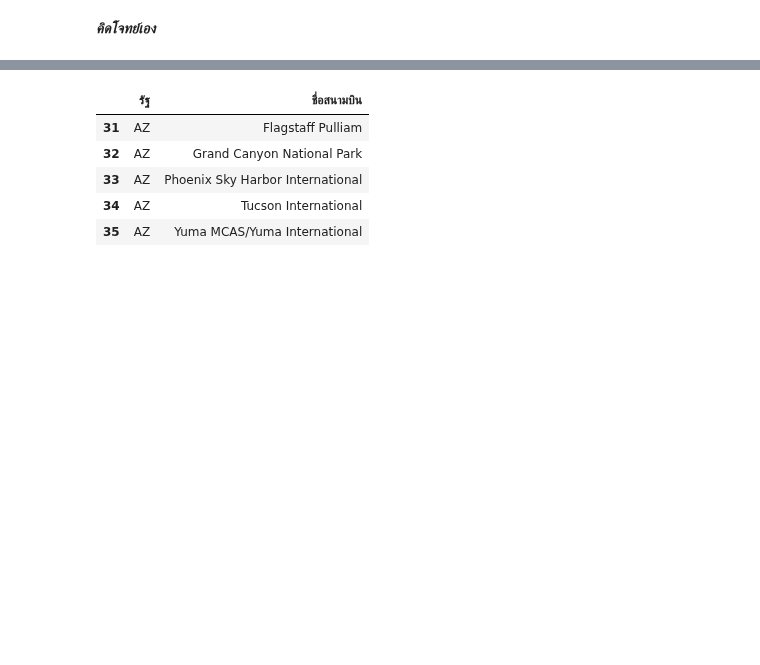
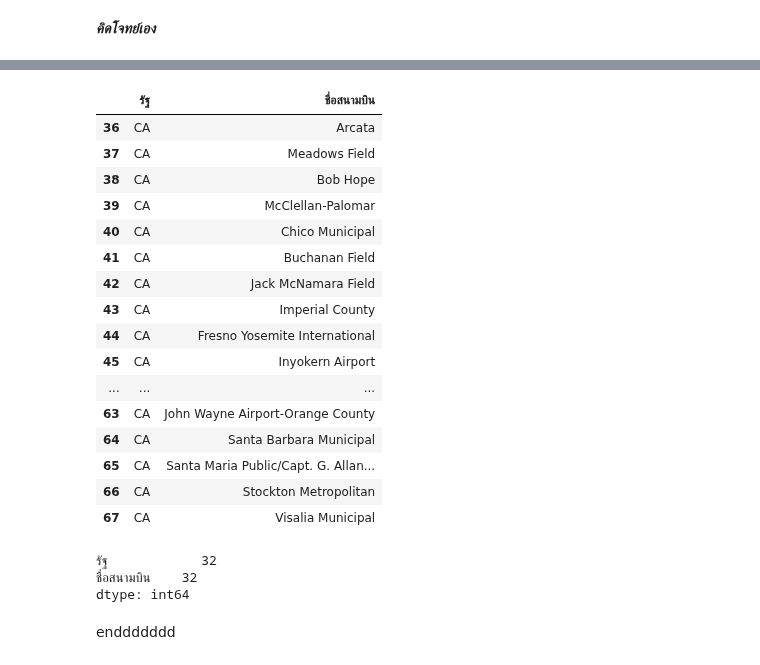
Before and after one commit to Chanakarn06/DWDM21, a Jupyter notebook: MiniExam.ipynb, the cells around one changed output, grey strips where cells are left out. Drawn from its saved outputs; the diff is of its cells as text; code cells hidden in the pictures; blank space fills up the shorter version.

```diff
--- a/MiniExam.ipynb
+++ b/MiniExam.ipynb
@@ -222,9 +233,29 @@ airports[airports['รัฐ']=='AZ'] #หาจำนวนเครื่อ
 # %%
-airports[airports['รัฐ']=='AZ'][['รัฐ','ชื่อสนามบิน']] #เลือกคอลัมน์ที่สนใจ
+airports[airports['รัฐ']=='CA'] [['รัฐ','ชื่อสนามบิน']] #เลือกคอลัมน์ที่สนใจ
 # %% [output]
 |  | รัฐ | ชื่อสนามบิน |
-| 31 | AZ | Flagstaff Pulliam |
-| 32 | AZ | Grand Canyon National Park |
-| 33 | AZ | Phoenix Sky Harbor International |
-| 34 | AZ | Tucson International |
-| 35 | AZ | Yuma MCAS/Yuma International |
+| 36 | CA | Arcata |
+| 37 | CA | Meadows Field |
+| 38 | CA | Bob Hope |
+| 39 | CA | McClellan-Palomar |
+| 40 | CA | Chico Municipal |
+| 41 | CA | Buchanan Field |
+| 42 | CA | Jack McNamara Field |
+| 43 | CA | Imperial County |
+| 44 | CA | Fresno Yosemite International |
+| 45 | CA | Inyokern Airport |
+| ... | ... | ... |
+| 63 | CA | John Wayne Airport-Orange County |
+| 64 | CA | Santa Barbara Municipal |
+| 65 | CA | Santa Maria Public/Capt. G. Allan... |
+| 66 | CA | Stockton Metropolitan |
+| 67 | CA | Visalia Municipal |
+# %%
+x=airports[airports['รัฐ']=='CA'] [['รัฐ','ชื่อสนามบิน']] #ในรัฐCA มีสนามบินทั้งหมดเท่าไหร่
+x.count()
+# %% [output]
+รัฐ            32
+ชื่อสนามบิน    32
+dtype: int64
+# %% [markdown]
+enddddddd
```
Also changed, not shown: parts of 3 cells of this notebook.
